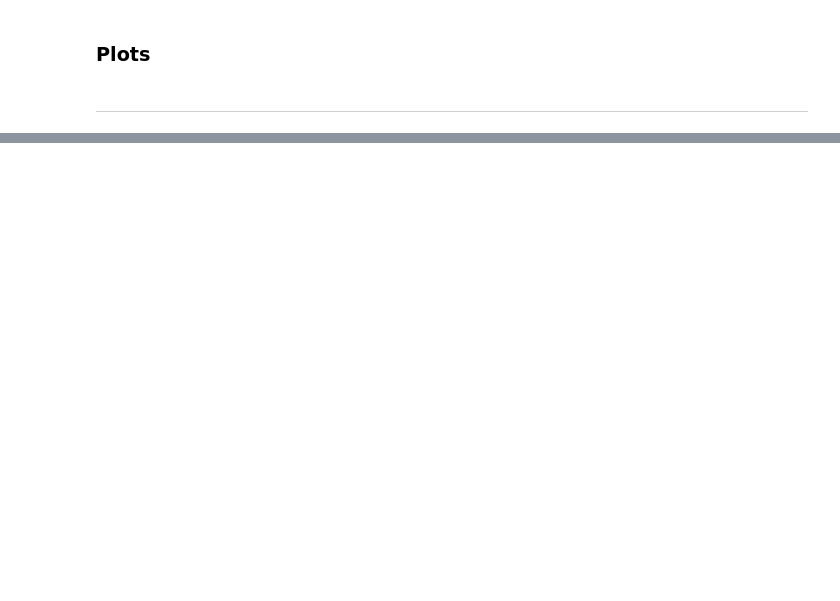
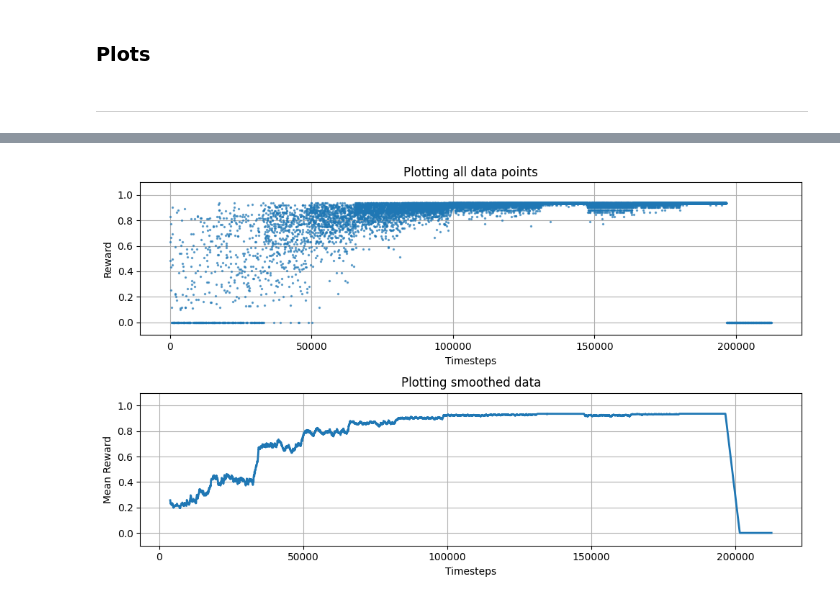
Before and after one commit to Ludwilton/RL-Gaming, a Jupyter notebook: src/rl_gaming/presentation.ipynb, the cells around one changed output, grey strips where cells are left out. Drawn from its saved outputs; the diff is of its cells as text; code cells hidden in the pictures; blank space fills up the shorter version.

```diff
--- a/src/rl_gaming/presentation.ipynb
+++ b/src/rl_gaming/presentation.ipynb
@@ -92,0 +132,4 @@ model.learn(total_timesteps=n_timesteps, callback=callback, progress_bar=True)
+# %%
+plot_training_results(Path("../../models/run_12"))
+# %% [output]
+[figure, added]
```
Also changed, not shown: parts of 6 cells of this notebook.
